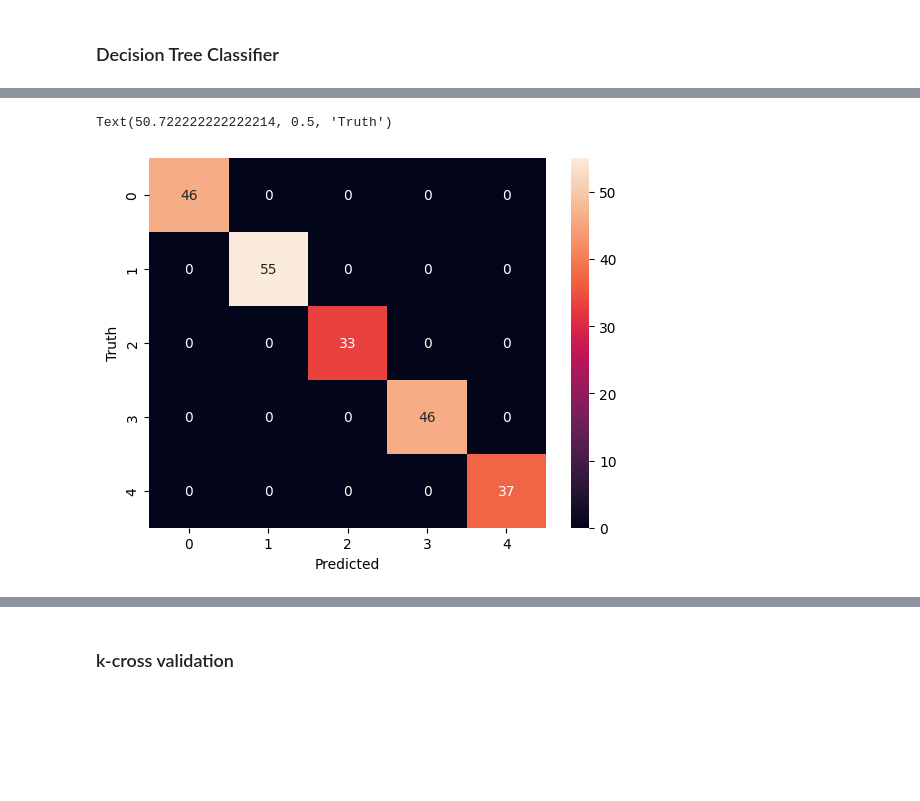
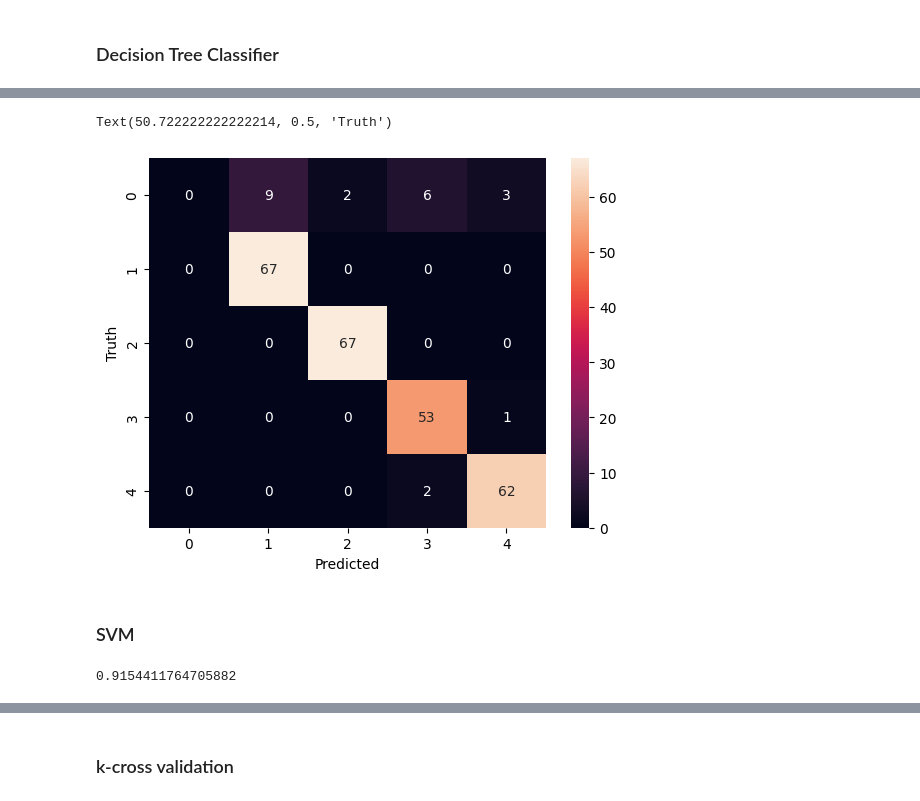
Before and after one commit to Akil-Rajendran/Crime-Data-Analysis-and-Safety-Recommendation, a Jupyter notebook: Project_Work_1_crime.ipynb, the cells around one changed output, grey strips where cells are left out. Drawn from its saved outputs; the diff is of its cells as text; code cells hidden in the pictures; blank space fills up the shorter version.

```diff
--- a/Project_Work_1_crime.ipynb
+++ b/Project_Work_1_crime.ipynb
@@ -1008,3 +1167,16 @@ model = DecisionTreeClassifier(criterion='entropy')
+# %%
+from sklearn.model_selection import GridSearchCV
+
+params = {
+    'max_depth': [2, 3, 5, 10, 20],
+    'min_samples_leaf': [5, 10, 20, 50, 100],
+    'criterion': ["gini", "entropy"]
+}
+# %%
+grid_search = GridSearchCV(estimator=dt,
+                           param_grid=params,
+                           cv=4, n_jobs=-1, verbose=1, scoring = "accuracy")
 # %%
-model.fit(a_train, b_train)
+import dateutil
+grid_search.fit(a_train, b_train)
 # %% [output]
@@ -1057,0 +1205,3 @@ array([4, 1, 0, 0, 1, 3, 4, 4, 2, 1, 4, 1, 3, 3, 3, 4, 1, 4, 3, 1, 3, 1,
+# %%
+grid_search.best_estimator_.fit(a_train, b_train)
+grid_search.best_estimator_.score(a_test, b_test)
@@ -1077,9 +1242,18 @@ pd.DataFrame(
 # %%
+prediction = grid_search.best_estimator_.predict(a_test)
 cf_matrix = confusion_matrix(b_test, prediction)
-import seaborn as sns
 sns.heatmap(cf_matrix, annot=True)
 plt.xlabel('Predicted')
 plt.ylabel('Truth')
 # %% [output]
 Text(50.722222222222214, 0.5, 'Truth')
-[figure, old version]
+[figure, new version]
+# %% [markdown]
+### SVM
+# %%
+from sklearn.svm import SVC
+clf = SVC()
+clf.fit(a_train, b_train)
+clf.score(a_test, b_test)
+# %% [output]
+0.9154411764705882
```
Also changed, not shown: parts of 151 cells of this notebook.
